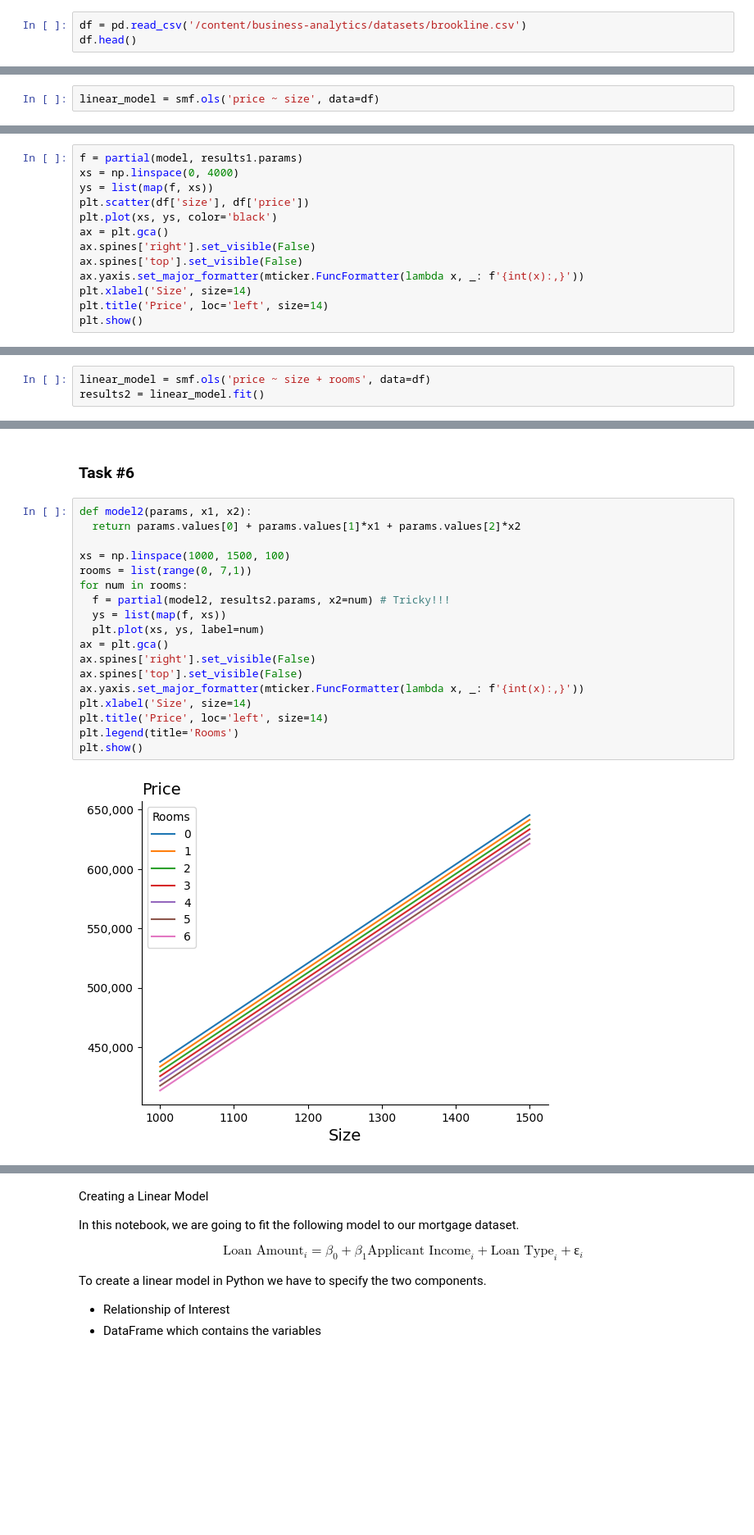
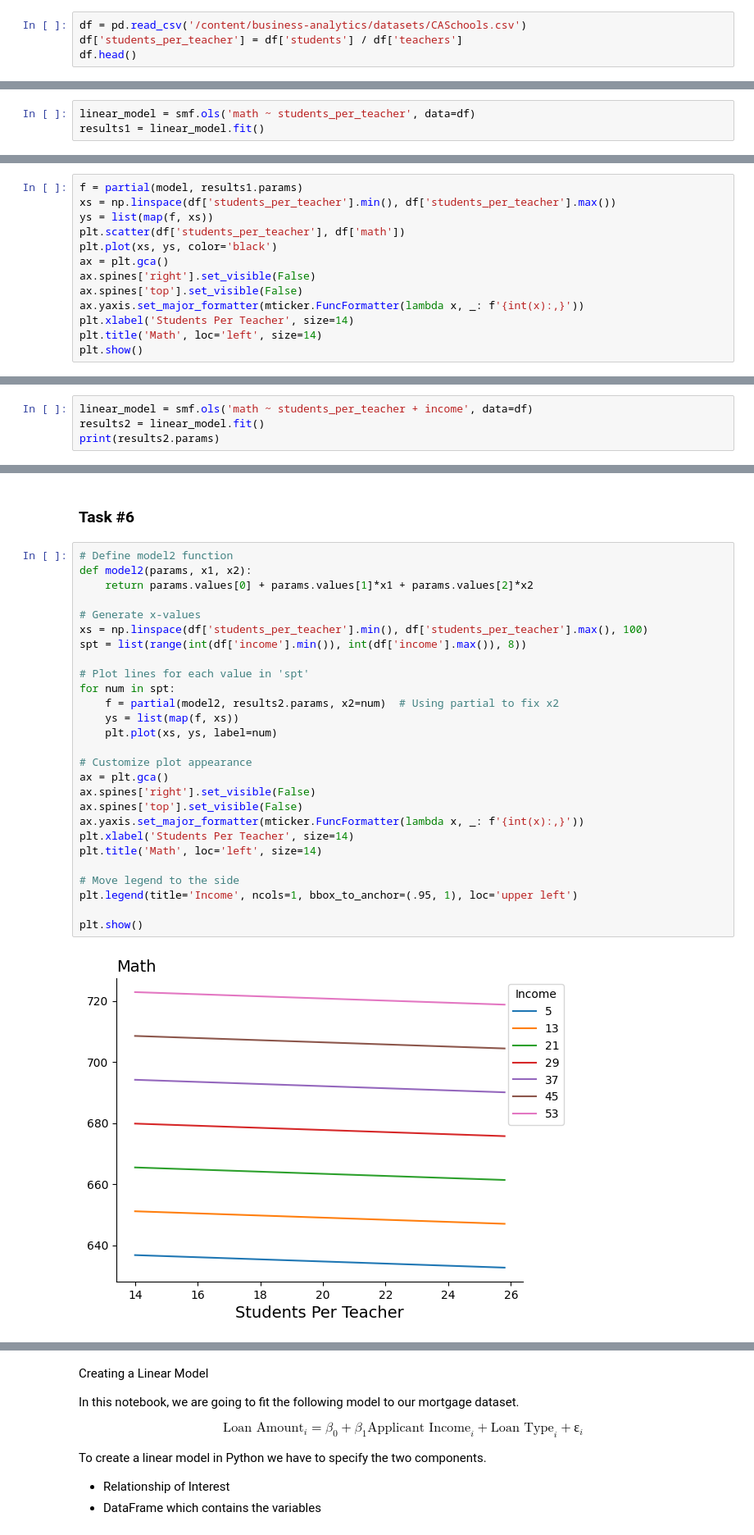
Before and after one commit to pharringtonp19/business-analytics, a Jupyter notebook: notebooks/regression/multivariate_regression_basics_class.ipynb, the cells around one changed output, grey strips where cells are left out. Shown at 82% size. Cells and saved outputs as stored; diff of their text form; blank space fills up the shorter version.

```diff
--- a/notebooks/regression/multivariate_regression_basics_class.ipynb
+++ b/notebooks/regression/multivariate_regression_basics_class.ipynb
@@ -45,6 +39,7 @@ from functools import partial
 # %% [markdown]
 ### **Read In Data Set**
 # %%
-df = pd.read_csv('/content/business-analytics/datasets/brookline.csv')
+df = pd.read_csv('/content/business-analytics/datasets/CASchools.csv')
+df['students_per_teacher'] = df['students'] / df['teachers']
 df.head()
 # %% [output]
@@ -57,7 +52,8 @@ df.head()
 # %% [markdown]
 ### **Task \# 1**
 # %%
-linear_model = smf.ols('price ~ size', data=df)
+linear_model = smf.ols('math ~ students_per_teacher', data=df)
+results1 = linear_model.fit()
 # %% [markdown]
 ### **Task \#2**
 # %%
@@ -71,15 +67,15 @@ def model(params, x):
 ### **Task \#4**
 # %%
 f = partial(model, results1.params)
-xs = np.linspace(0, 4000)
+xs = np.linspace(df['students_per_teacher'].min(), df['students_per_teacher'].max())
 ys = list(map(f, xs))
-plt.scatter(df['size'], df['price'])
+plt.scatter(df['students_per_teacher'], df['math'])
 plt.plot(xs, ys, color='black')
 ax = plt.gca()
 ax.spines['right'].set_visible(False)
 ax.spines['top'].set_visible(False)
 ax.yaxis.set_major_formatter(mticker.FuncFormatter(lambda x, _: f'{int(x):,}'))
-plt.xlabel('Size', size=14)
-plt.title('Price', loc='left', size=14)
+plt.xlabel('Students Per Teacher', size=14)
+plt.title('Math', loc='left', size=14)
 plt.show()
 # %% [output]
@@ -87,5 +83,6 @@ plt.show()
 # %% [markdown]
 ### **Task \#5**
 # %%
-linear_model = smf.ols('price ~ size + rooms', data=df)
+linear_model = smf.ols('math ~ students_per_teacher + income', data=df)
 results2 = linear_model.fit()
+print(results2.params)
@@ -100,22 +94,31 @@ dtype: float64
 # %% [markdown]
 ### **Task \#6**
 # %%
+# Define model2 function
 def model2(params, x1, x2):
-  return params.values[0] + params.values[1]*x1 + params.values[2]*x2
+    return params.values[0] + params.values[1]*x1 + params.values[2]*x2
 
-xs = np.linspace(1000, 1500, 100)
-rooms = list(range(0, 7,1))
-for num in rooms:
-  f = partial(model2, results2.params, x2=num) # Tricky!!!
-  ys = list(map(f, xs))
-  plt.plot(xs, ys, label=num)
+# Generate x-values
+xs = np.linspace(df['students_per_teacher'].min(), df['students_per_teacher'].max(), 100)
+spt = list(range(int(df['income'].min()), int(df['income'].max()), 8))
+
+# Plot lines for each value in 'spt'
+for num in spt:
+    f = partial(model2, results2.params, x2=num)  # Using partial to fix x2
+    ys = list(map(f, xs))
+    plt.plot(xs, ys, label=num)
+
+# Customize plot appearance
 ax = plt.gca()
 ax.spines['right'].set_visible(False)
 ax.spines['top'].set_visible(False)
 ax.yaxis.set_major_formatter(mticker.FuncFormatter(lambda x, _: f'{int(x):,}'))
-plt.xlabel('Size', size=14)
-plt.title('Price', loc='left', size=14)
-plt.legend(title='Rooms')
+plt.xlabel('Students Per Teacher', size=14)
+plt.title('Math', loc='left', size=14)
+
+# Move legend to the side
+plt.legend(title='Income', ncols=1, bbox_to_anchor=(.95, 1), loc='upper left')
+
 plt.show()
 # %% [output]
-[figure, old version]
+[figure, new version]
```
Also changed, not shown: parts of 18 cells of this notebook.
